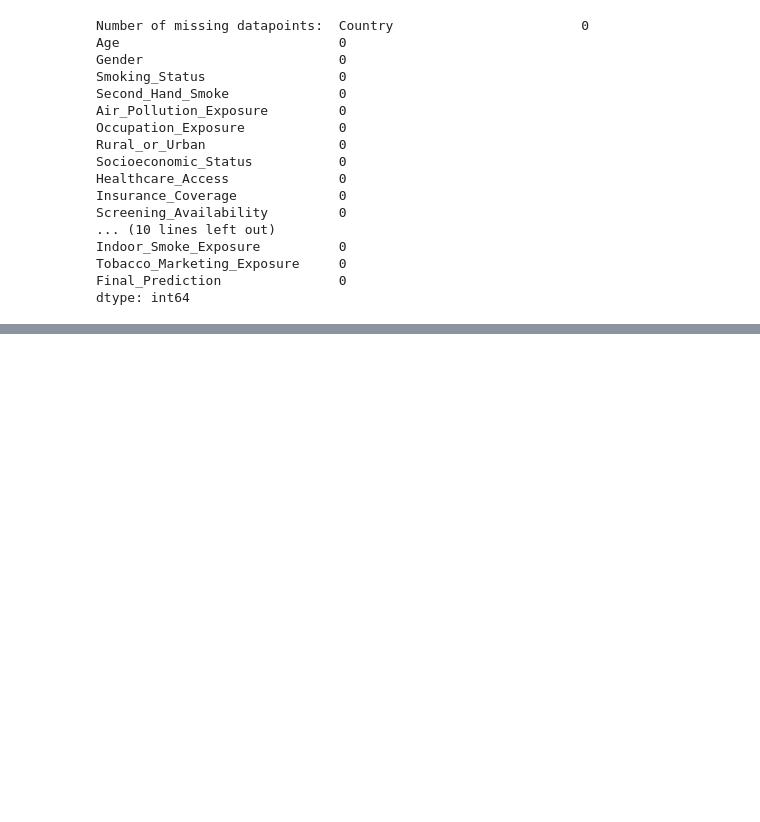
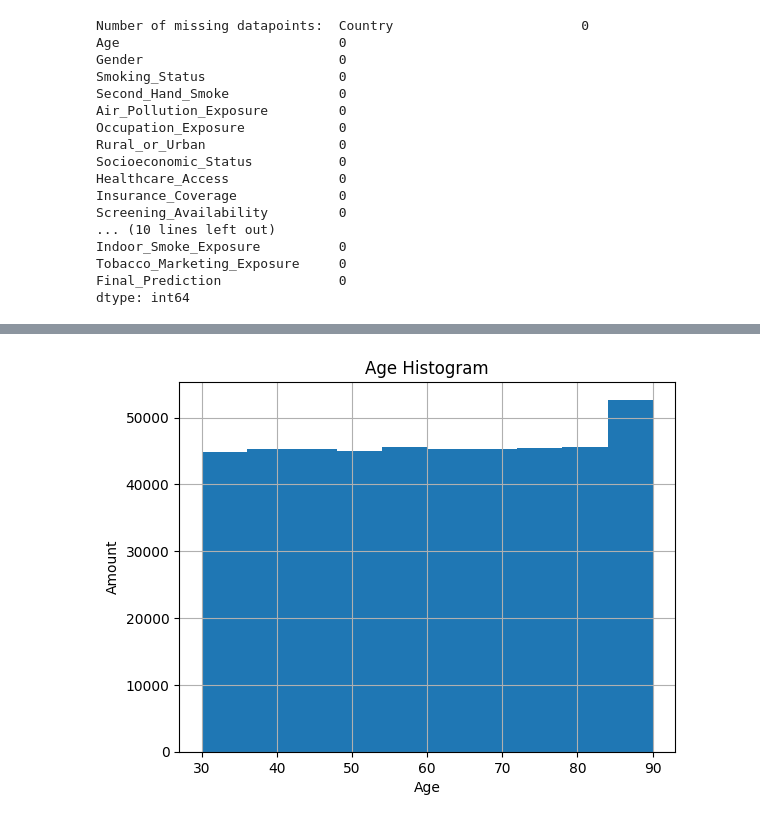
Before and after one commit to aaron-moler/DATA-601-Group-Project, a Jupyter notebook: lung_cancer_analysis.ipynb, the cells around one changed output, grey strips where cells are left out. Cells and saved outputs as stored; diff of their text form; code cells hidden in the pictures; blank space fills up the shorter version.

```diff
--- a/lung_cancer_analysis.ipynb
+++ b/lung_cancer_analysis.ipynb
@@ -169,0 +223,4 @@ dtype: int64
+# %%
+lungVisual.histogram("Age")
+# %% [output]
+[figure, added]
```
Also changed, not shown: parts of 9 cells of this notebook, 3 other files.
